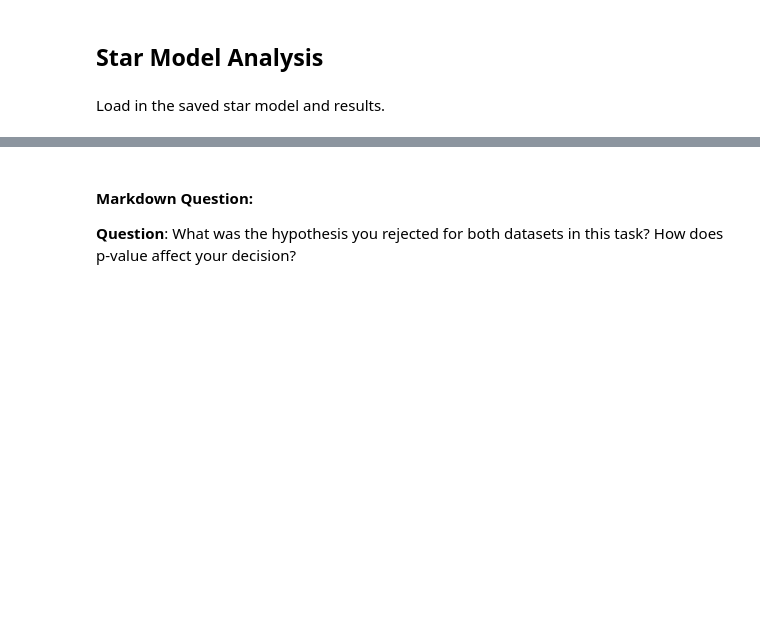
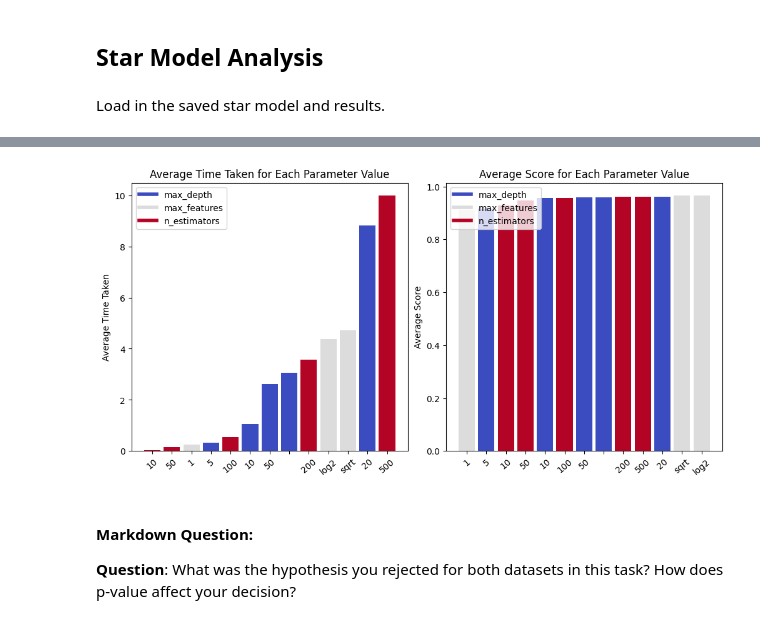
Before and after one commit to TNicko/DataMiningML, a Jupyter notebook: task3_3.ipynb, the cells around one changed output, grey strips where cells are left out. Cells and saved outputs as stored; diff of their text form; code cells hidden in the pictures; blank space fills up the shorter version.

```diff
--- a/task3_3.ipynb
+++ b/task3_3.ipynb
@@ -153,3 +141,8 @@ plot_side_by_side(
+# %%
+star_configurations = star_model.get_configurations(sort_by='Score', n_results=250, ascending=False)
+bar_plot_avg_metrics(star_configurations)
+# %% [output]
+[figure, added]
 # %% [markdown]
 #### Markdown Question:
 **Question**: What was the hypothesis you rejected for both datasets in this task? How does p-value affect your decision?
```
Also changed, not shown: parts of 8 cells of this notebook, 5 other files.
